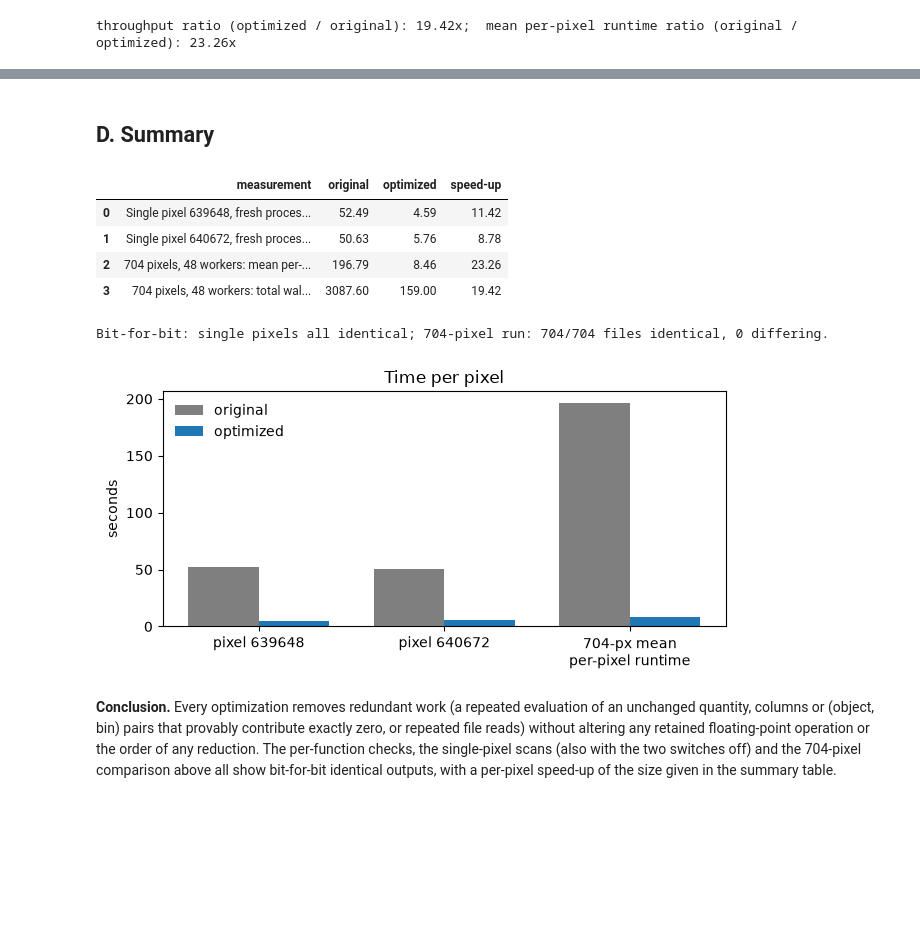
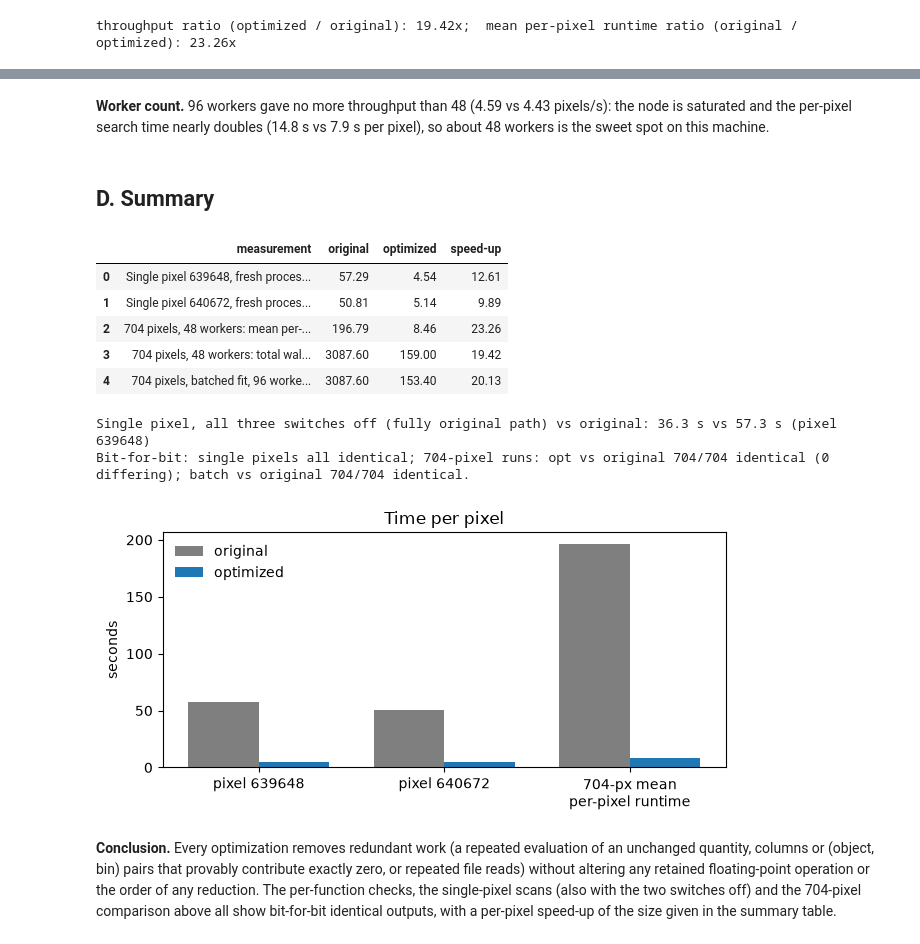
Before and after one commit to chinyitan/ugali_hats, a Jupyter notebook: notebooks/scan_optimizations.ipynb, the cells around one changed output, grey strips where cells are left out. Saved outputs shown, nothing was run; the diff lists cells and outputs as text; code cells hidden in the pictures; blank space fills up the shorter version.

Commit message:
Notebook: add the batched richness fit and its 704-pixel verification
Co-Authored-By: Claude Fable 5.1 <noreply@anthropic.com>

```diff
--- a/notebooks/scan_optimizations.ipynb
+++ b/notebooks/scan_optimizations.ipynb
@@ -288,0 +322,13 @@ ALL EXACT: True
+# %%
+rng = np.random.default_rng(1)
+n_trial, n = 240, 1511
+same_contig = same_axis1 = same_noncontig = 0
+for _ in range(n_trial):
+    a = np.log1p(-rng.uniform(0, 0.999, size=(4, n)))           # like log(1-p), C-contiguous rows
+    ref = np.array([np.ascontiguousarray(a[i]).sum() for i in range(4)])   # 1D sums
+    same_contig += all(a[i].sum() == ref[i] for i in range(4))
+    same_axis1 += np.array_equal(a.sum(axis=1), ref)
+    same_noncontig += np.array_equal(np.asfortranarray(a).sum(axis=1), ref)   # same values, rows NOT C-contiguous
+print('C-contiguous row .sum()      identical to 1D sum in %d / %d trials' % (same_contig, n_trial))
+print('C-contiguous sum(axis=1)     identical to 1D sum in %d / %d trials' % (same_axis1, n_trial))
+print('NON-contiguous (Fortran-ordered) sum(axis=1) identical to 1D sum in %d / %d trials' % (same_noncontig, n_trial))
@@ -444,0 +500,26 @@ throughput ratio (optimized / original): 19.42x;  mean per-pixel runtime ratio (
+# %%
+DC = OPT + '/full_np2_batch'
+print(len(glob.glob(DC + '/scan-v0/*.fits')), 'files in full_np2_batch')
+def compare_runs(dx, dy):
+    n_id = 0; bad = {}; miss = []
+    for p in pix_all:
+        f = 'scan_%08i_cel.fits' % p; fx, fy = dx + '/scan-v0/' + f, dy + '/scan-v0/' + f
+        if not (os.path.exists(fx) and os.path.exists(fy)): miss.append(p); continue
+        d = cmp_quiet(fx, fy)
+        if d: bad[p] = d
+        else: n_id += 1
+    return n_id, bad, miss
+for name, other in (('full_np2_opt (before batched fit)', DB), ('full_np2_original', DA)):
+    n_id, bad_, miss_ = compare_runs(other, DC)
+    print('batch run vs %-34s compared %d  identical %d  differing %d  missing %d' % (name, len(pix_all)-len(miss_), n_id, len(bad_), len(miss_)))
+    for p, d in bad_.items():
+        print('DIFFERS pixel', p)
+        for w, n, m in d: print('   %-28s n_differing=%d  max|diff|=%.3g' % (w, n, m))
+n_ident_batch = n_id   # batch run vs original run
+print()
+print(log_summary(DC))
+sC = pd.read_csv(DC + '/stats.csv'); sC = sC[sC.status == 'ok']
+totC = float(re.search(r'total time: ([\d.]+)s', log_summary(DC)).group(1))
+C_df.loc['optimized+batch (96 workers)'] = dict(pixels=len(sC), wall_total_s=totC, mean_pixel_runtime_s=sC.runtime_s.mean(),
+    mean_setup_s=sC.setup_s.mean(), mean_search_s=sC.search_s.mean(), pixels_per_s=len(sC)/totC)
+display(C_df.round(2))
@@ -445,28 +541,34 @@ throughput ratio (optimized / original): 19.42x;  mean per-pixel runtime ratio (
+# %% [markdown]
+**Worker count.** 96 workers gave no more throughput than 48 (4.59 vs 4.43 pixels/s): the node is saturated and the per-pixel search time nearly doubles (14.8 s vs 7.9 s per pixel), so about 48 workers is the sweet spot on this machine.
 # %% [markdown]
 ## D. Summary
 # %%
 rows = [
  ('Single pixel 639648, fresh process, total wall (s)', times['orig', 639648], times['new', 639648]),
  ('Single pixel 640672, fresh process, total wall (s)', times['orig', 640672], times['new', 640672]),
  ('704 pixels, 48 workers: mean per-pixel runtime (s)', C_df.mean_pixel_runtime_s['original'], C_df.mean_pixel_runtime_s['optimized']),
  ('704 pixels, 48 workers: total wall time (s)', C_df.wall_total_s['original'], C_df.wall_total_s['optimized']),
+ ('704 pixels, batched fit, 96 workers: total wall time (s)', C_df.wall_total_s['original'], C_df.wall_total_s['optimized+batch (96 workers)']),
 ]
 S = pd.DataFrame(rows, columns=['measurement', 'original', 'optimized']); S['speed-up'] = S.original / S.optimized
 display(S.round(2))
-print('Bit-for-bit: single pixels %s; 704-pixel run: %d/%d files identical, %d differing.' % (
-    'all identical' if all(single_ok.values()) else 'MISMATCH', n_ident, len(pix_all), len(bad)))
+print('Single pixel, all three switches off (fully original path) vs original: %.1f s vs %.1f s (pixel 639648)' % (times['new_off', 639648], times['orig', 639648]))
+print('Bit-for-bit: single pixels %s; 704-pixel runs: opt vs original %d/%d identical (%d differing); batch vs original %d/%d identical.' % (
+    'all identical' if all(single_ok.values()) else 'MISMATCH', n_ident, len(pix_all), len(bad), n_ident_batch, len(pix_all)))
 fig, ax = plt.subplots(figsize=(6.5, 3.3))
 labs = ['pixel 639648', 'pixel 640672', '704-px mean\nper-pixel runtime']
 o = [S.original[0], S.original[1], S.original[2]]; n = [S.optimized[0], S.optimized[1], S.optimized[2]]
 x = np.arange(3); ax.bar(x-0.19, o, 0.38, label='original', color='#7f7f7f'); ax.bar(x+0.19, n, 0.38, label='optimized', color='#1f77b4')
 ax.set_xticks(x); ax.set_xticklabels(labs); ax.set_ylabel('seconds'); ax.legend(frameon=False); ax.set_title('Time per pixel'); fig.tight_layout(); plt.show()
 # %% [output]
 |  | measurement | original | optimized | speed-up |
-| 0 | Single pixel 639648, fresh proces... | 52.49 | 4.59 | 11.42 |
-| 1 | Single pixel 640672, fresh proces... | 50.63 | 5.76 | 8.78 |
+| 0 | Single pixel 639648, fresh proces... | 57.29 | 4.54 | 12.61 |
+| 1 | Single pixel 640672, fresh proces... | 50.81 | 5.14 | 9.89 |
 | 2 | 704 pixels, 48 workers: mean per-... | 196.79 | 8.46 | 23.26 |
 | 3 | 704 pixels, 48 workers: total wal... | 3087.60 | 159.00 | 19.42 |
+| 4 | 704 pixels, batched fit, 96 worke... | 3087.60 | 153.40 | 20.13 |
-Bit-for-bit: single pixels all identical; 704-pixel run: 704/704 files identical, 0 differing.
+Single pixel, all three switches off (fully original path) vs original: 36.3 s vs 57.3 s (pixel 639648)
+Bit-for-bit: single pixels all identical; 704-pixel runs: opt vs original 704/704 identical (0 differing); batch vs original 704/704 identical.
-[figure, old version]
+[figure, new version]
 # %% [markdown]
 **Conclusion.** Every optimization removes redundant work (a repeated evaluation of an unchanged quantity, columns or (object, bin) pairs that provably contribute exactly zero, or repeated file reads) without altering any retained floating-point operation or the order of any reduction. The per-function checks, the single-pixel scans (also with the two switches off) and the 704-pixel comparison above all show bit-for-bit identical outputs, with a per-pixel speed-up of the size given in the summary table.
```
Also changed, not shown: parts of 13 cells of this notebook.
